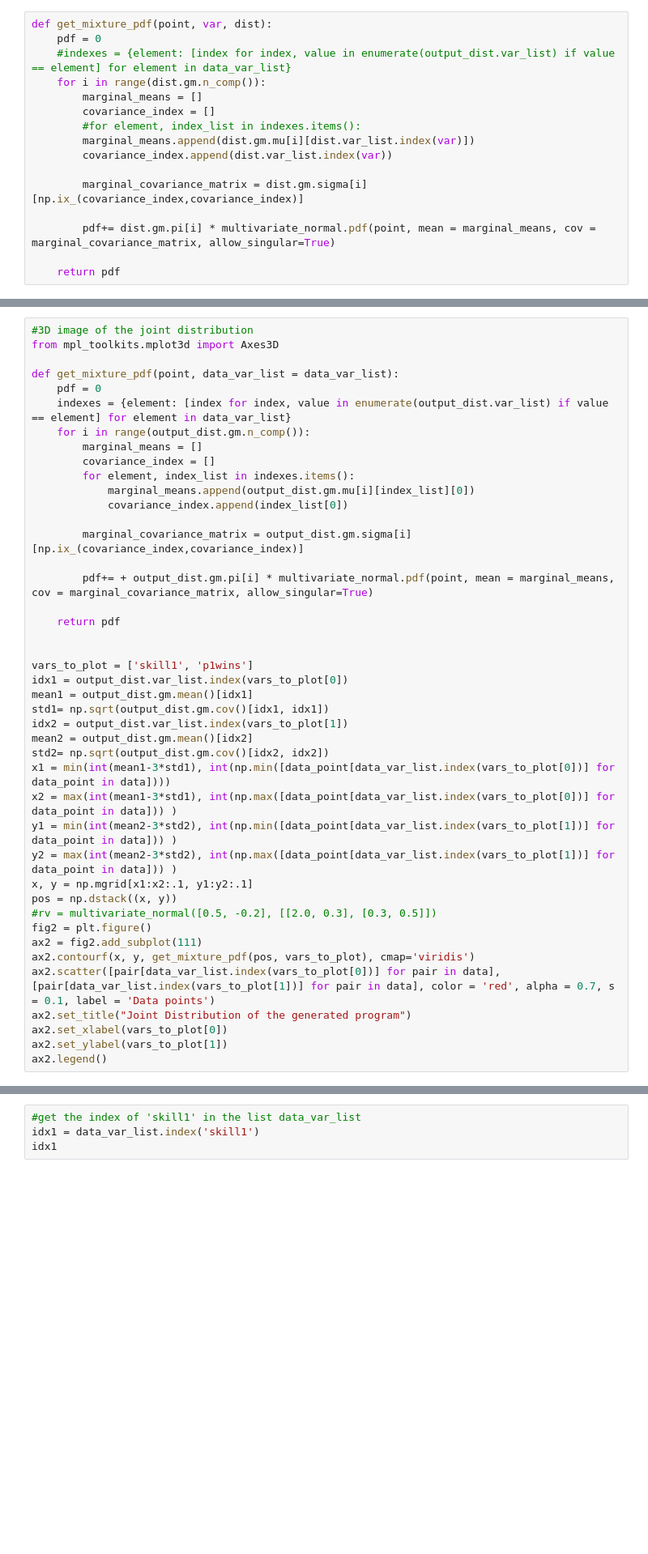
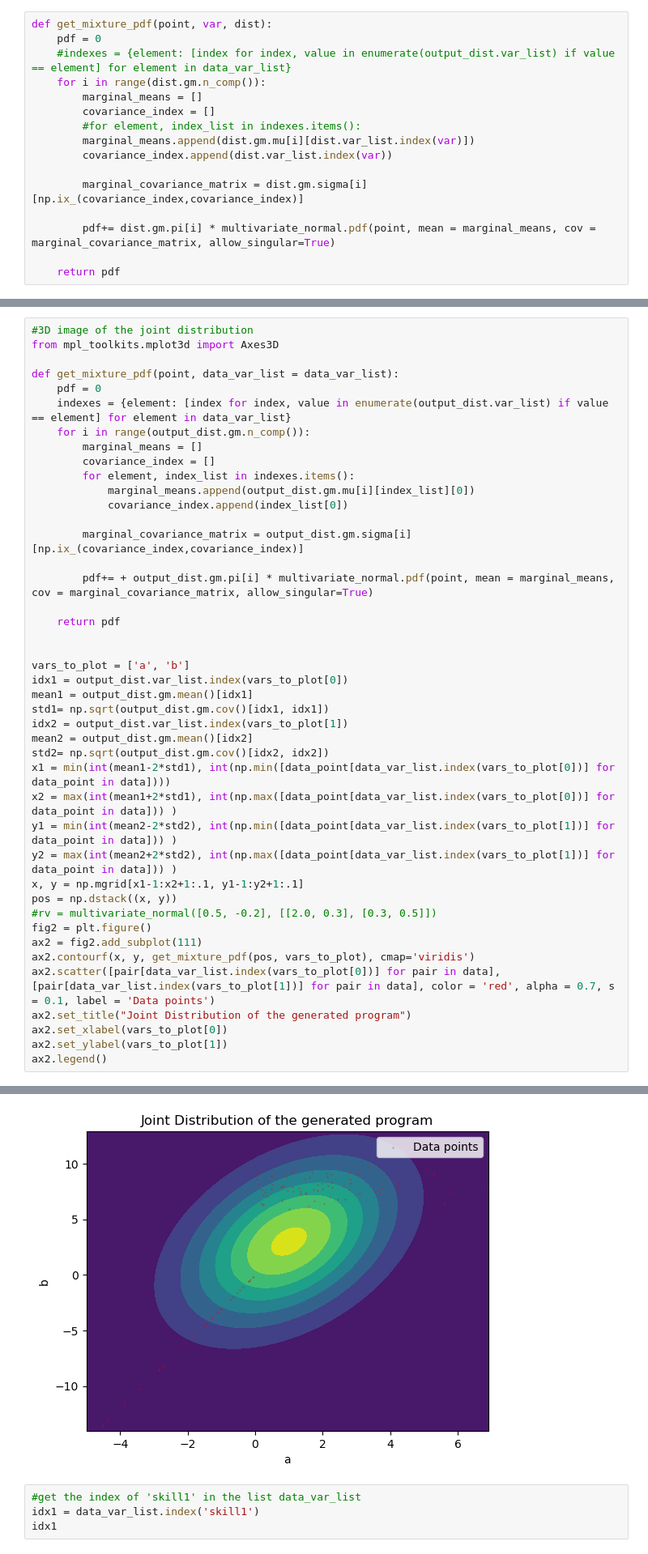
Before and after one commit to r-doz/Evolutionary-PP-Synthesis, a Jupyter notebook: src/test.ipynb, the cells around one changed output, grey strips where cells are left out. Shown at 81% size. Cells and saved outputs as stored; diff of their text form; blank space fills up the shorter version.

```diff
--- a/src/test.ipynb
+++ b/src/test.ipynb
@@ -194,18 +193,18 @@ def get_mixture_pdf(point, data_var_list = data_var_list):
     return pdf
 
 
-vars_to_plot = ['skill1', 'p1wins']
+vars_to_plot = ['a', 'b']
 idx1 = output_dist.var_list.index(vars_to_plot[0])
 mean1 = output_dist.gm.mean()[idx1]
 std1= np.sqrt(output_dist.gm.cov()[idx1, idx1])
 idx2 = output_dist.var_list.index(vars_to_plot[1])
 mean2 = output_dist.gm.mean()[idx2]
 std2= np.sqrt(output_dist.gm.cov()[idx2, idx2])
-x1 = min(int(mean1-3*std1), int(np.min([data_point[data_var_list.index(vars_to_plot[0])] for data_point in data])))
-x2 = max(int(mean1-3*std1), int(np.max([data_point[data_var_list.index(vars_to_plot[0])] for data_point in data])) )
-y1 = min(int(mean2-3*std2), int(np.min([data_point[data_var_list.index(vars_to_plot[1])] for data_point in data])) )
-y2 = max(int(mean2-3*std2), int(np.max([data_point[data_var_list.index(vars_to_plot[1])] for data_point in data])) )
-x, y = np.mgrid[x1:x2:.1, y1:y2:.1]
+x1 = min(int(mean1-2*std1), int(np.min([data_point[data_var_list.index(vars_to_plot[0])] for data_point in data])))
+x2 = max(int(mean1+2*std1), int(np.max([data_point[data_var_list.index(vars_to_plot[0])] for data_point in data])) )
+y1 = min(int(mean2-2*std2), int(np.min([data_point[data_var_list.index(vars_to_plot[1])] for data_point in data])) )
+y2 = max(int(mean2+2*std2), int(np.max([data_point[data_var_list.index(vars_to_plot[1])] for data_point in data])) )
+x, y = np.mgrid[x1-1:x2+1:.1, y1-1:y2+1:.1]
 pos = np.dstack((x, y))
 #rv = multivariate_normal([0.5, -0.2], [[2.0, 0.3], [0.3, 0.5]])
 fig2 = plt.figure()
@@ -221,3 +220,4 @@ KeyboardInterrupt:
+[figure, added]
 # %%
 #get the index of 'skill1' in the list data_var_list
 idx1 = data_var_list.index('skill1')
```
Also changed, not shown: parts of 4 cells of this notebook, 6 other files.
